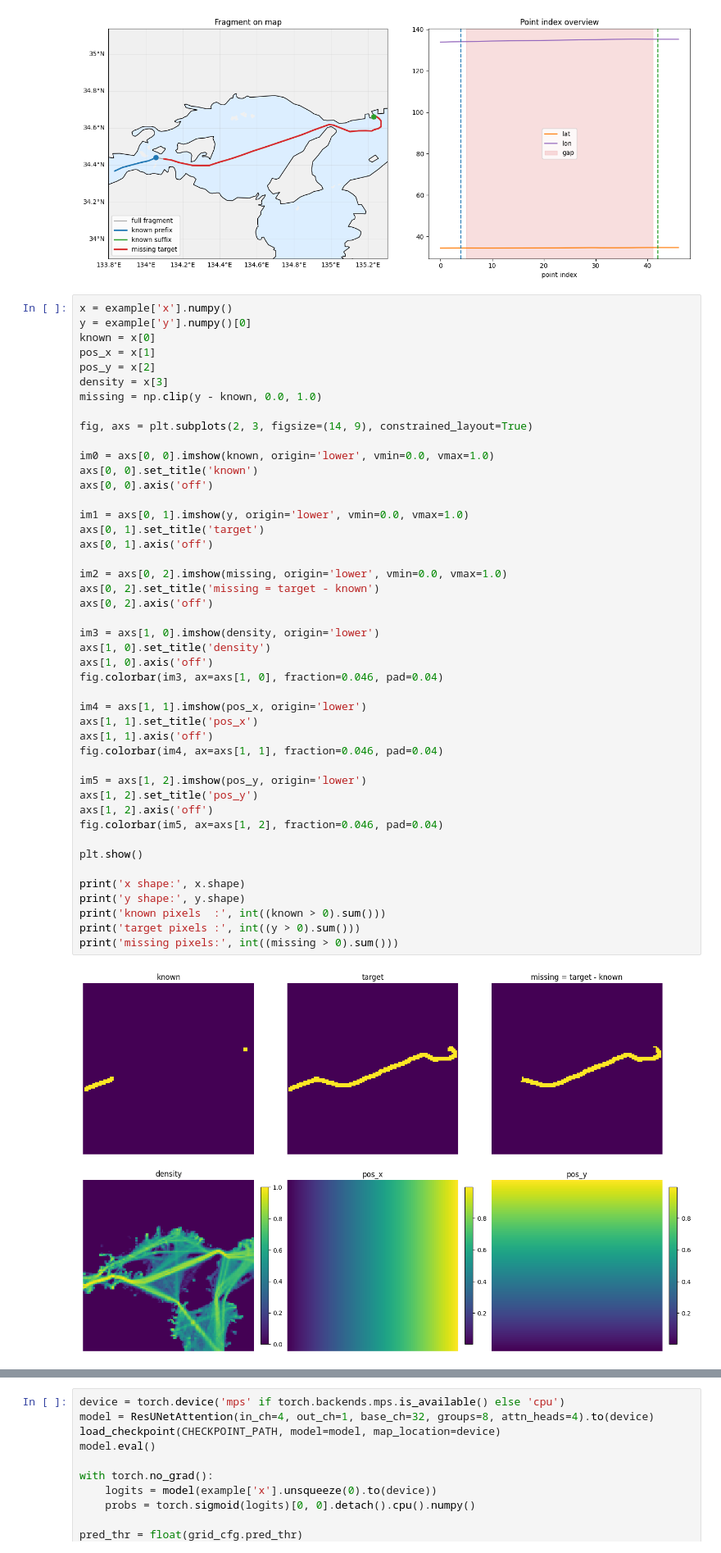
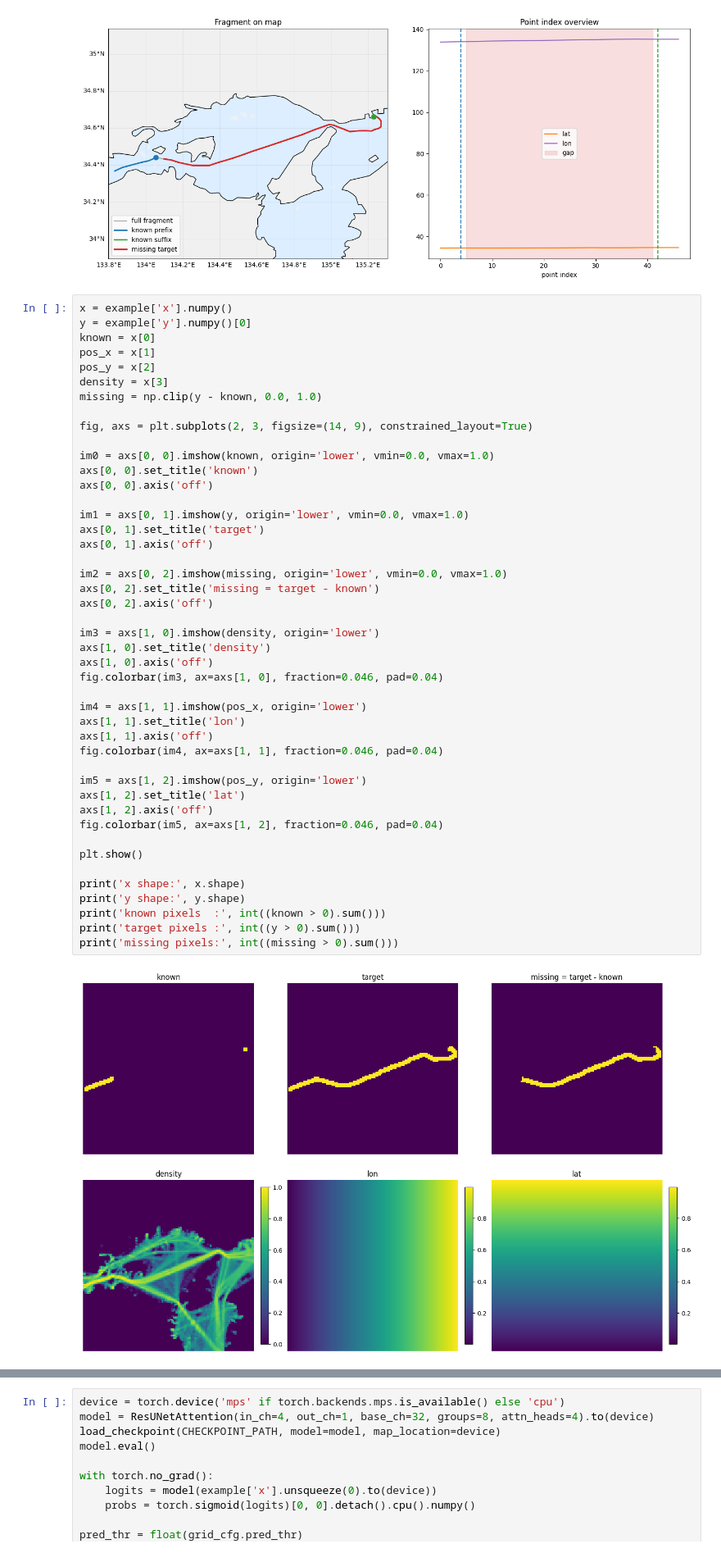
Before and after one commit to mvodya/marinetime-tracer, a Jupyter notebook: research/27b-track-restore-path-extraction.ipynb, the cells around one changed output, grey strips where cells are left out. Shown at 82% size. Drawn from its saved outputs; the diff is of its cells as text.

Commit message:
Update graphics

```diff
--- a/research/27b-track-restore-path-extraction.ipynb
+++ b/research/27b-track-restore-path-extraction.ipynb
@@ -221,36 +221,36 @@ axs[0, 0].axis('off')
 
 im1 = axs[0, 1].imshow(y, origin='lower', vmin=0.0, vmax=1.0)
 axs[0, 1].set_title('target')
 axs[0, 1].axis('off')
 
 im2 = axs[0, 2].imshow(missing, origin='lower', vmin=0.0, vmax=1.0)
 axs[0, 2].set_title('missing = target - known')
 axs[0, 2].axis('off')
 
 im3 = axs[1, 0].imshow(density, origin='lower')
 axs[1, 0].set_title('density')
 axs[1, 0].axis('off')
 fig.colorbar(im3, ax=axs[1, 0], fraction=0.046, pad=0.04)
 
 im4 = axs[1, 1].imshow(pos_x, origin='lower')
-axs[1, 1].set_title('pos_x')
+axs[1, 1].set_title('lon')
 axs[1, 1].axis('off')
 fig.colorbar(im4, ax=axs[1, 1], fraction=0.046, pad=0.04)
 
 im5 = axs[1, 2].imshow(pos_y, origin='lower')
-axs[1, 2].set_title('pos_y')
+axs[1, 2].set_title('lat')
 axs[1, 2].axis('off')
 fig.colorbar(im5, ax=axs[1, 2], fraction=0.046, pad=0.04)
 
 plt.show()
 
 print('x shape:', x.shape)
 print('y shape:', y.shape)
 print('known pixels  :', int((known > 0).sum()))
 print('target pixels :', int((y > 0).sum()))
 print('missing pixels:', int((missing > 0).sum()))
 # %% [output]
-[figure, old version]
+[figure, new version]
 x shape: (4, 128, 128)
 y shape: (128, 128)
 known pixels  : 91
```
Also changed, not shown: 1 other file.
